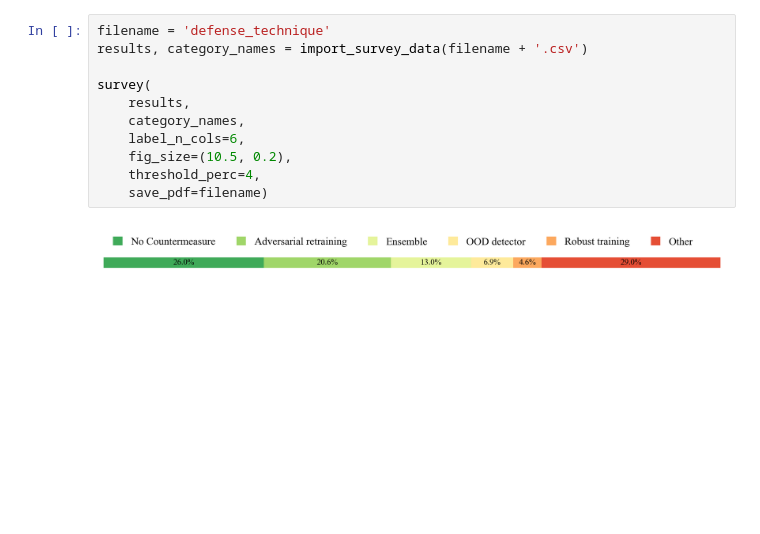
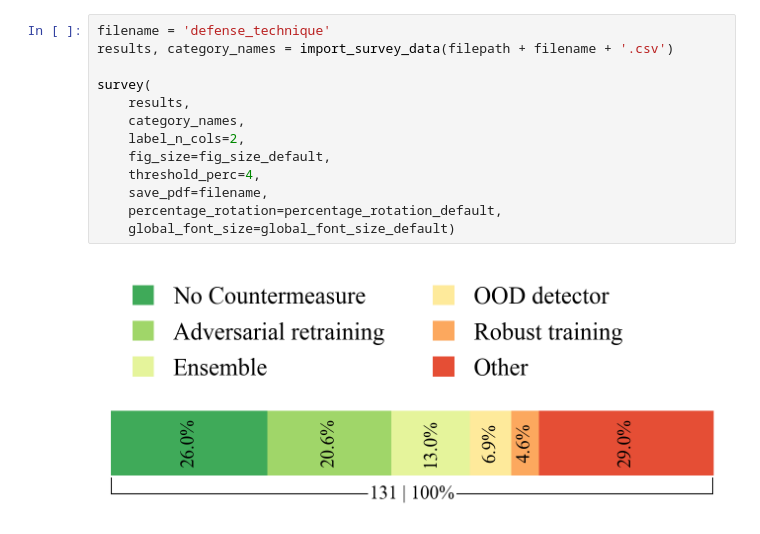
Before and after one commit to espindolaallan/aml-nids-survey-data, a Jupyter notebook: notebooks/SurveyPlots.ipynb, the cells around one changed output. Cells and saved outputs as stored; diff of their text form; blank space fills up the shorter version.

```diff
--- a/notebooks/SurveyPlots.ipynb
+++ b/notebooks/SurveyPlots.ipynb
@@ -164,13 +262,15 @@ survey(
 # %%
 filename = 'defense_technique'
-results, category_names = import_survey_data(filename + '.csv')
+results, category_names = import_survey_data(filepath + filename + '.csv')
 
 survey(
     results,
     category_names,
-    label_n_cols=6,
-    fig_size=(10.5, 0.2),
+    label_n_cols=2,
+    fig_size=fig_size_default,
     threshold_perc=4,
-    save_pdf=filename)
+    save_pdf=filename,
+    percentage_rotation=percentage_rotation_default,
+    global_font_size=global_font_size_default)
 # %% [output]
-[figure, old version]
+[figure, new version]
```
Also changed, not shown: parts of 27 cells of this notebook, 30 other files.
